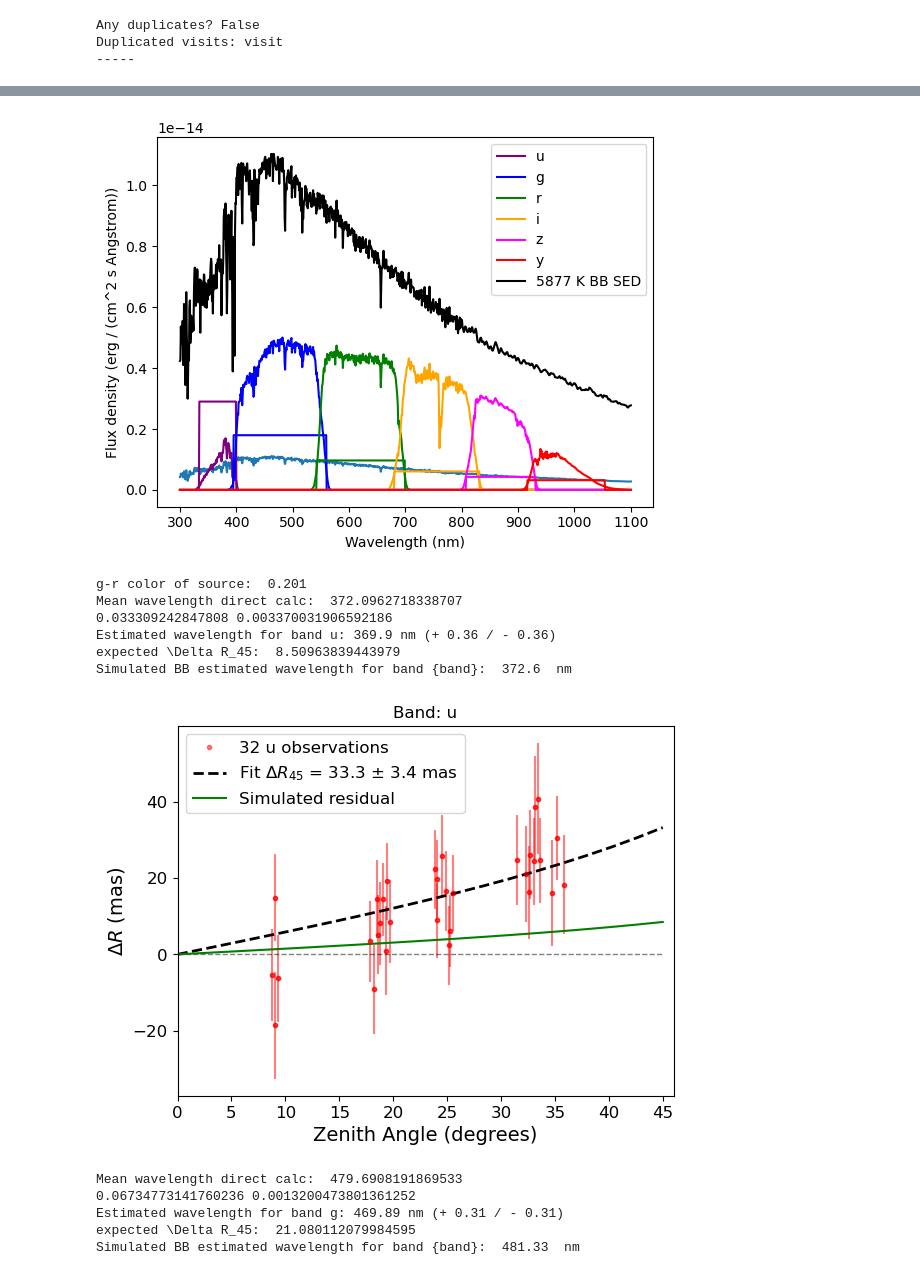
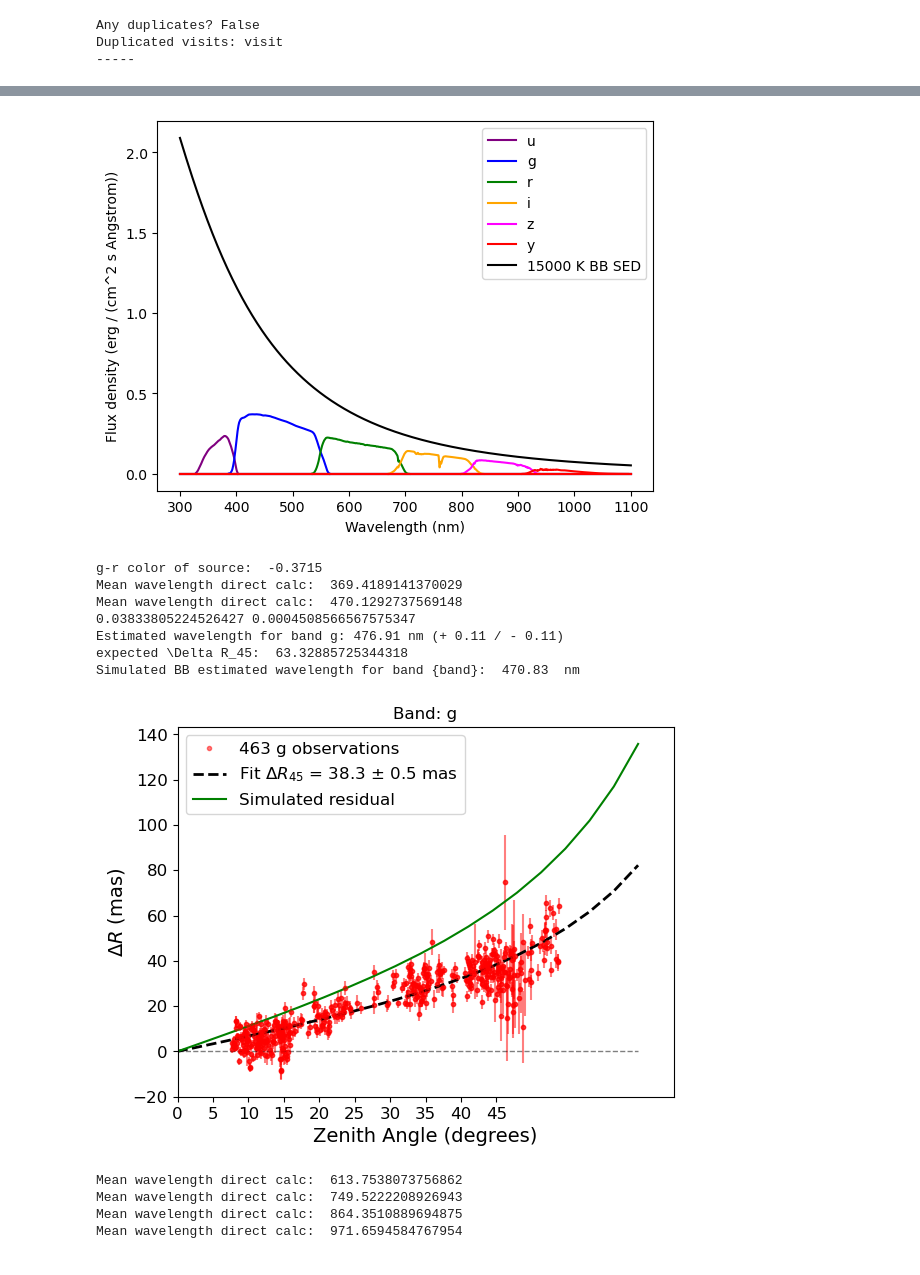
Before and after one commit to LSSTDESC/DifferentialCR, a Jupyter notebook: DCR_in_DP1.ipynb, the cells around one changed output, grey strips where cells are left out. Saved outputs shown, nothing was run; the diff lists cells and outputs as text; code cells hidden in the pictures.

```diff
--- a/DCR_in_DP1.ipynb
+++ b/DCR_in_DP1.ipynb
@@ -285,7 +349,7 @@ Clipped distribution of points:
 #Apply correction to raErr and ra_dec_Cov to account for overcorrection in DP1 and check data quality
 # check distributions of raErr and decErr: (see community forum post for more discussion on this https://community.lsst.org/t/anomalies-in-dp1-right-ascension-errors/11178/13)
 
-correction = np.cos(master_original['dec']*np.pi/180)
+correction =  1 #np.cos(master_original['dec']*np.pi/180)
 
 plt.scatter(master_original['raErr'] * 3600 * 10**3, master_original['decErr'] * 3600 * 10**3, alpha = 0.5,marker = '.', label = 'without correction')
 plt.scatter(master_original['raErr']/correction * 3600 * 10**3, master_original['decErr'] * 3600 * 10**3, alpha = 0.5,marker = '.',
@@ -301,8 +365,8 @@ plt.close()
 
 
 #apply correction using master_original to prevent overwriting the already corrected values in master:
-master['raErr'] = master_original['raErr']/ correction
-master['ra_dec_Cov'] = master_original['ra_dec_Cov']/correction
+master['raErr'] = master_original['raErr'] #/ correction
+master['ra_dec_Cov'] = master_original['ra_dec_Cov'] #/correction
 
 
 fig, ax = plt.subplots(1,2, figsize = (12, 5))
@@ -633,11 +696,20 @@ raErr = np.array(master['raErr'])
 decErr = np.array(master['decErr'])
 ra_dec_Cov = np.array(master['ra_dec_Cov'])
 
-dR, dR_err, finite_mask = compute_dR_and_err(centerest[0], centerest[1], ra, dec, par, raErr, decErr, ra_dec_Cov)
+dR, dR_err, finite_mask = compute_dR_and_err(object_table['coord_ra'][0], object_table['coord_dec'][0],ra, dec, par, raErr, decErr, ra_dec_Cov)
 # centerest[0], centerest[1]
 
 master['dR'] = dR
 master['dR_err'] = dR_err
+# %%
+
+from utils import radec_to_altaz_vectorized
+ra  = master['ra']
+dec = master['dec']
+MJD = master['expMidptMJD']
+alt, az = radec_to_altaz_vectorized(ra, dec, MJD) #calculate the correct alt/az (the queried values are for the boresight)
+master['Z'] = 90 - alt # - alt
+master['az'] = az # - az
 # %%
 # Generate a model of the expected DCR for black bodys (if the temperatures are approximately known)
 # The model uses a blackbody SED of a specified temperature as the source, and a second blackbody SED of a different temperature as the reference
@@ -650,7 +722,7 @@ def dR_model(z, c):
 
 
 # Define the source and reference temperatures:
-source_temperature = 5877 #K
+source_temperature = 15000 #K
 reference_temperature = 5000 #K
 
 
@@ -665,23 +737,23 @@ NJY  = 1e-32                            # erg/s/cm^2/Hz per nJy
 
 # Set up the source and reference SED as galsim SED objects:
 
-# BBsrc = BB(wavelengths, source_temperature, 1e-9) # flam units
-# table_src = galsim.LookupTable(wavelengths*10, BBsrc  * wavelengths /hc, interpolant = 'linear') # convert wavelengths to Angstroms
-# sed_src = galsim.SED(table_src, wave_type = 'A', flux_type = 'fphotons')
+BBsrc = BB(wavelengths, source_temperature, 1e-9) # flam units
+table_src = galsim.LookupTable(wavelengths*10, BBsrc  * wavelengths /hc, interpolant = 'linear') # convert wavelengths to Angstroms
+sed_src = galsim.SED(table_src, wave_type = 'A', flux_type = 'fphotons')
 
 # C26202 SED:
-from astropy.io import fits
-hdul = fits.open("scrap/c26202_stiswfcnic_008.fits")
-# print(hdul[1].header)
-wave = hdul[1].data['WAVELENGTH'] #* u.AA
-flux = hdul[1].data['FLUX'] #* u.erg / u.s / u.cm**2 / u.AA
-flux = interp1d(wave, flux)(wavelengths * 10)
-flux = flux #/ np.mean(flux)
+# from astropy.io import fits
+# hdul = fits.open("scrap/c26202_stiswfcnic_008.fits")
+# # print(hdul[1].header)
+# wave = hdul[1].data['WAVELENGTH'] #* u.AA
+# flux = hdul[1].data['FLUX'] #* u.erg / u.s / u.cm**2 / u.AA
+# flux = interp1d(wave, flux)(wavelengths * 10)
+# flux = flux #/ np.mean(flux)
 
-plt.plot(wavelengths, flux )
+# plt.plot(wavelengths, flux )
 
-table_src = galsim.LookupTable(wavelengths * 10, flux, interpolant = 'linear') # convert wavelengths to Angstroms
-sed_src = galsim.SED(table_src, wave_type = 'A', flux_type = 'flambda')
+# table_src = galsim.LookupTable(wavelengths * 10, flux, interpolant = 'linear') # convert wavelengths to Angstroms
+# sed_src = galsim.SED(table_src, wave_type = 'A', flux_type = 'flambda')
 
 
 
@@ -802,7 +874,7 @@ for band in 'ugrizy':
         tanz = np.tan(z * np.pi/180)
 
         dR = master['dR'][band_mask] #master['r_temp'][band_mask]
-        dR_err =master['dR_err'][band_mask] + 5 / (3600 * 10**3) #master['r_err'][band_mask]
+        dR_err =master['dR_err'][band_mask] # + 5 / (3600 * 10**3) #master['r_err'][band_mask]
 
         popt, pcov = curve_fit(dR_model, z, dR, sigma = dR_err, p0 = [0])
         perr = np.sqrt(np.diag(pcov))
@@ -815,45 +887,45 @@ for band in 'ugrizy':
 
         # print('BB estimated wavelength for band {band}: ', np.round(BB_mean_wavelengths[band][0], 2)/10, ' nm')
         # print('BB reference wavelength for band {band}: ', np.round(BB_mean_wavelengths[band][1], 2)/10, ' nm')
         print('expected \Delta R_45: ', sim_dRs[band]*1e3)
         wave_sim = estimate_mean_wave(np.array([sim_dRs[band]]), band, *templates)[0]
         print('Simulated BB estimated wavelength for band {band}: ', np.round(wave_sim, 2), ' nm')
 
 
         plt.plot(z, dR * 3600 * 10**3,  ls = '', marker = '.', alpha = 0.5, color = 'r', label = f'{len(dR)} {band} observations') #label = f'Source:  {np.round(center_ra, 4)}, {np.round(center_dec, 4)}')
         plt.errorbar(z, dR * 3600 * 10**3, yerr = dR_err * 3600 * 10**3, ls = '', marker = '.', alpha = 0.5, color = 'r')
 
-        z_temp = np.linspace(0, 45, 20)
+        z_temp = np.linspace(0, 65, 20)
         tanz_temp = np.tan(z_temp * np.pi/180)
         plt.plot(z_temp, dR_model(z_temp, *popt) * 3600 * 10**3, 'k--', linewidth = 2, label = rf'Fit $\Delta R_{{45}}$ = {np.round(popt[0]*3600*1000, 1)} $\pm$ {np.round(perr[0]*3600*1000, 1)} mas')#'Trendline: A tan(z)')
         plt.plot(z_temp, np.zeros(len(z_temp)) * 3600 * 10**3, 'k--', alpha = 0.5, linewidth = 1) #, label = 'Flat')
         plt.plot(z_temp, dR_model(z_temp, sim_dRs[band]) * 10**3 , 'g-', label = f'Simulated residual') #{source_temperature} K star (reference: {reference_temperature} K star)')
 
         plt.title(f'Band: {band}')
         plt.xlabel('Zenith Angle (degrees)', fontsize = 14)
         plt.ylabel(r'$\Delta R$ (mas)', fontsize = 14)
         plt.legend(fontsize = 12)
-        plt.xlim(0, 46)
+        plt.xlim(0, 70)
         # plt.xlim(0, 1.1)
         plt.tick_params(axis='both', which='major', labelsize=12)
 
         plt.xticks([0, 5, 10,15, 20, 25, 30, 35, 40, 45])
 
         # plt.savefig(f'scrap/dp1_dcr_model_fit_{band}.pdf')
 
         plt.show()
         plt.close()
 # %% [output]
-[figure, old version]
+[figure, new version]
-g-r color of source:  0.201
-Mean wavelength direct calc:  372.0962718338707
-0.033309242847808 0.003370031906592186
-Estimated wavelength for band u: 369.9 nm (+ 0.36 / - 0.36)
-expected \Delta R_45:  8.50963839443979
-Simulated BB estimated wavelength for band {band}:  372.6  nm
+g-r color of source:  -0.3715
+Mean wavelength direct calc:  369.4189141370029
+Mean wavelength direct calc:  470.1292737569148
+0.03833805224526427 0.0004508566567575347
+Estimated wavelength for band g: 476.91 nm (+ 0.11 / - 0.11)
+expected \Delta R_45:  63.32885725344318
+Simulated BB estimated wavelength for band {band}:  470.83  nm
-[figure, old version]
+[figure, new version]
-Mean wavelength direct calc:  479.6908191869533
-0.06734773141760236 0.0013200473801361252
-Estimated wavelength for band g: 469.89 nm (+ 0.31 / - 0.31)
-expected \Delta R_45:  21.080112079984595
-Simulated BB estimated wavelength for band {band}:  481.33  nm
+Mean wavelength direct calc:  613.7538073756862
+Mean wavelength direct calc:  749.5222208926943
+Mean wavelength direct calc:  864.3510889694875
+Mean wavelength direct calc:  971.6594584767954
```
Also changed, not shown: parts of 16 cells of this notebook.
